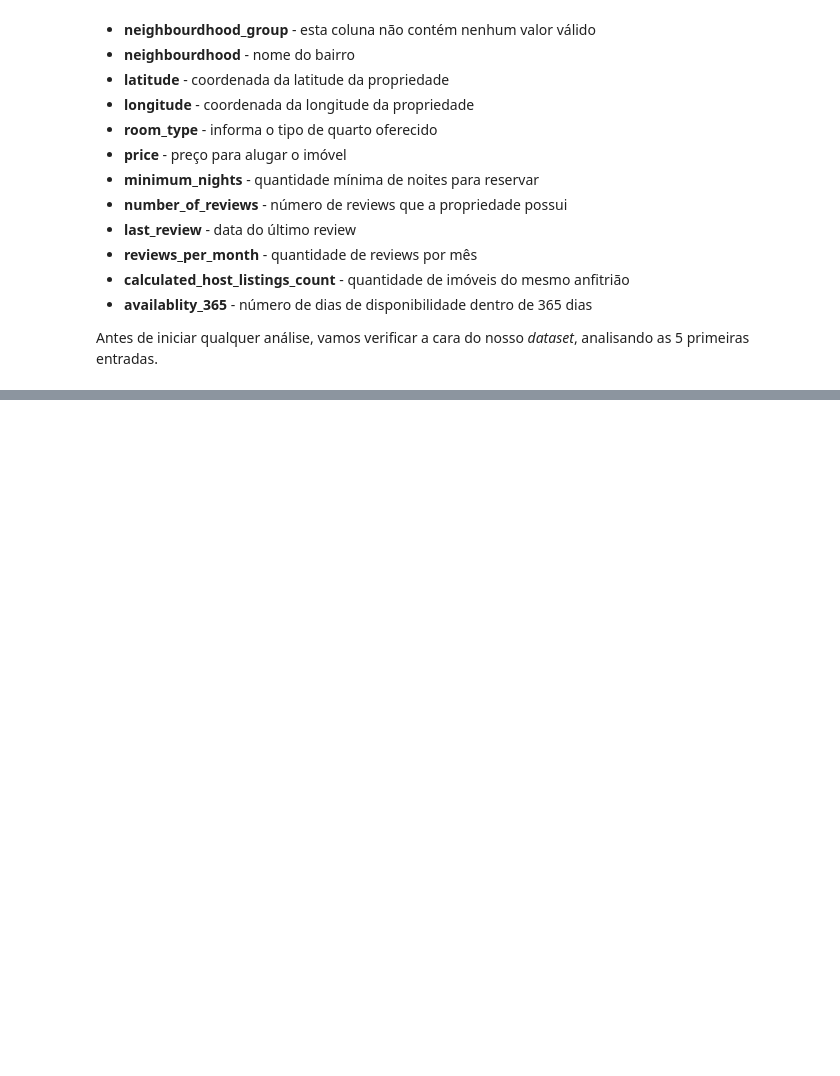
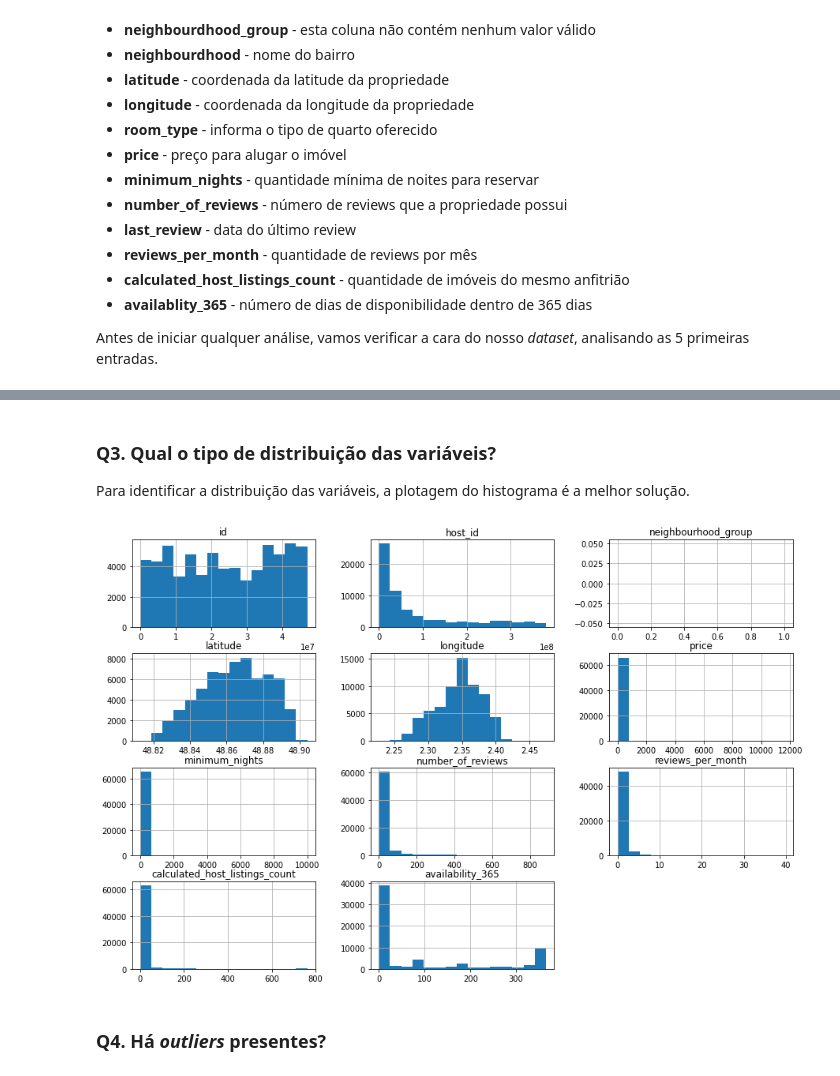
Before and after one commit to zackcmariano/Airbnb-Paris---DataScience, a Jupyter notebook: Análise_Dados_Airbnb_Paris.ipynb, the cells around one changed output, grey strips where cells are left out. Drawn from its saved outputs; the diff is of its cells as text; code cells hidden in the pictures; blank space fills up the shorter version.

```diff
--- a/Análise_Dados_Airbnb_Paris.ipynb
+++ b/Análise_Dados_Airbnb_Paris.ipynb
@@ -119,0 +138,11 @@ df.head(5)
+# %% [markdown]
+### **Q3. Qual o tipo de distribuição das variáveis?**
+
+Para identificar a distribuição das variáveis, a plotagem do histograma é a melhor solução.
+# %%
+# plotar o histograma das variáveis numéricas
+df.hist(bins=15, figsize=(15,10));
+# %% [output]
+[figure, added]
+# %% [markdown]
+### **Q4. Há *outliers* presentes?**
```
Also changed, not shown: parts of 51 cells of this notebook.
